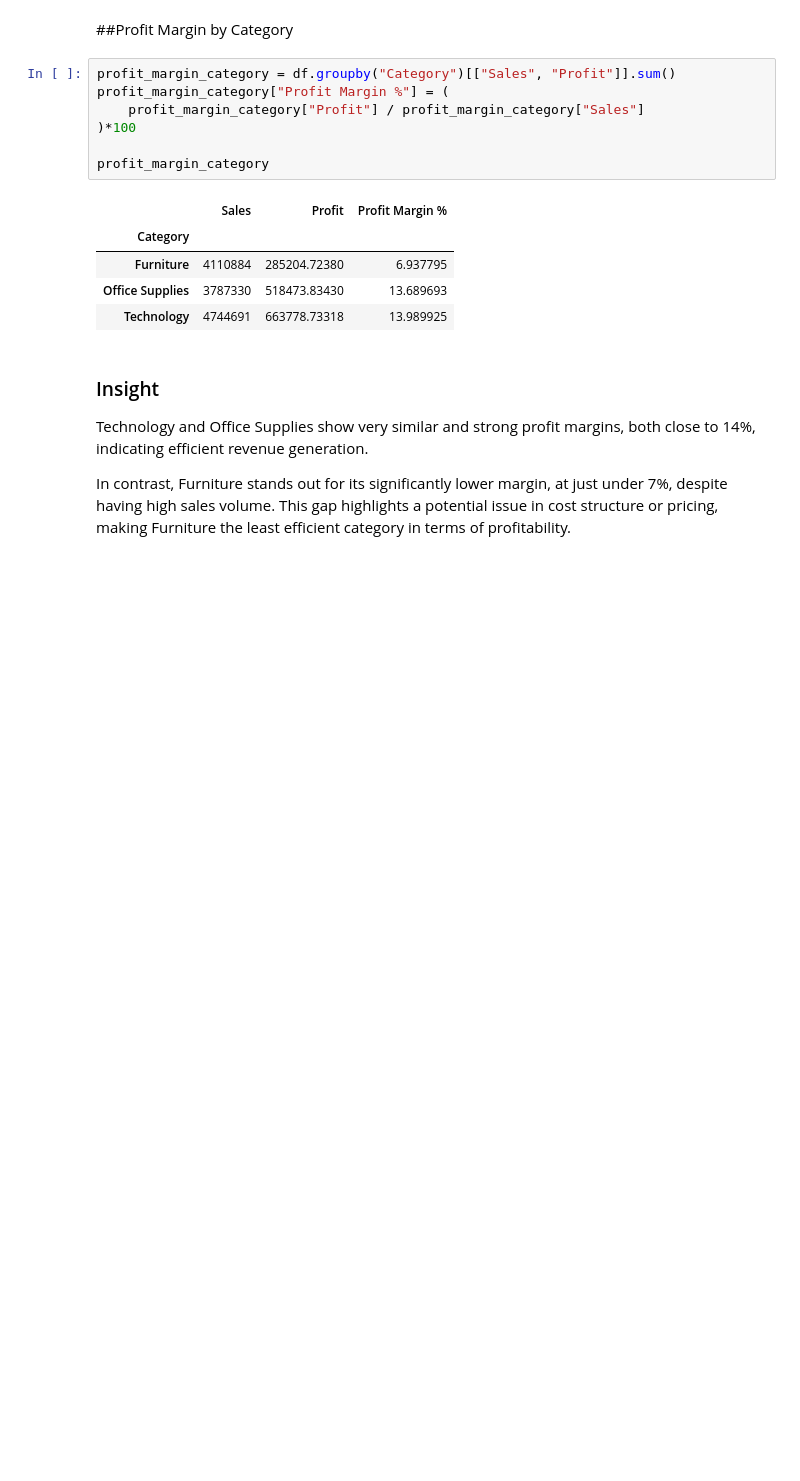
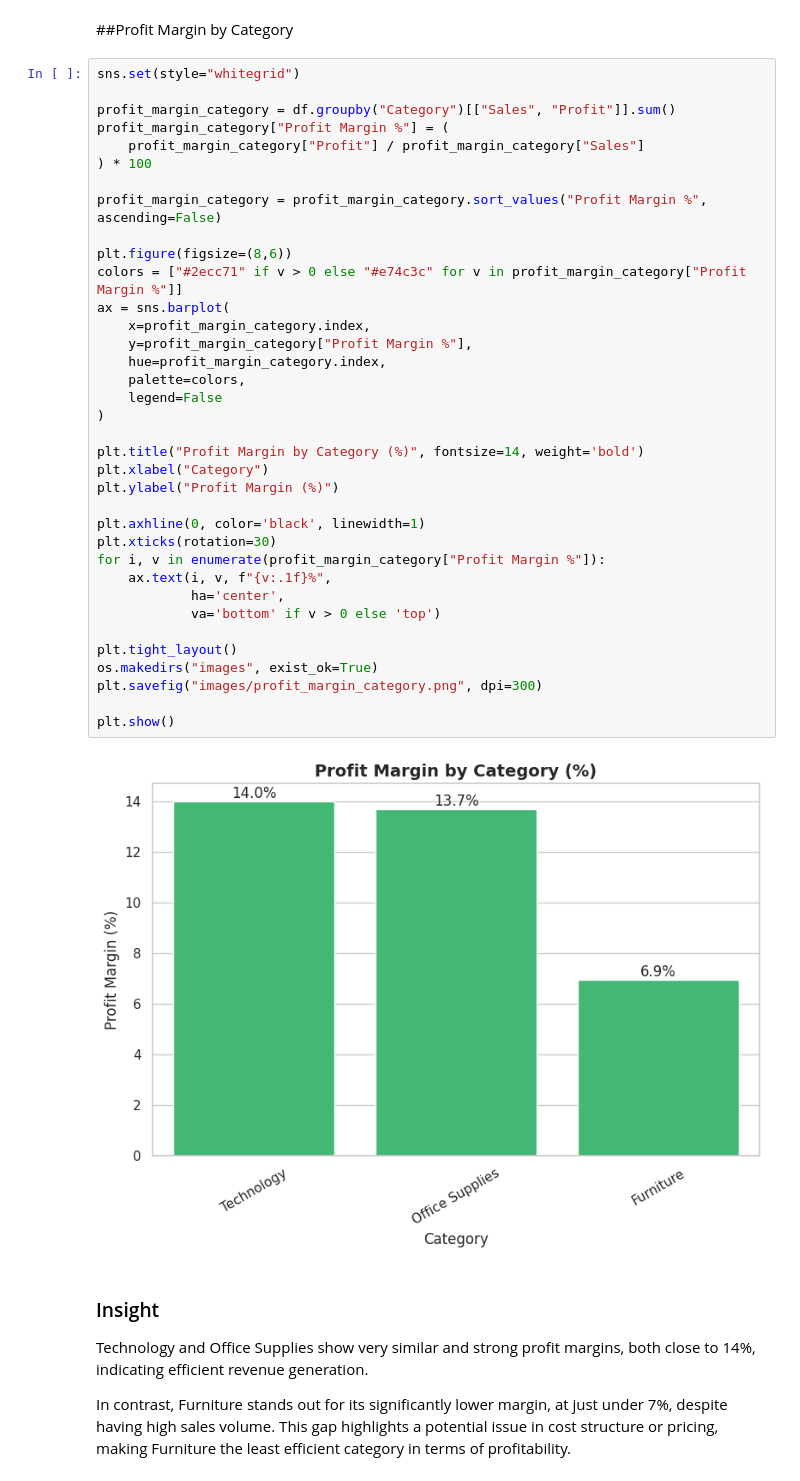
Before and after one commit to itsSolG/sales-analysis-and-forecasting, a Jupyter notebook: notebooks/01_eda_sales_analysis.ipynb, the cells around one changed output. Saved outputs shown, nothing was run; the diff lists cells and outputs as text; blank space fills up the shorter version.

```diff
--- a/notebooks/01_eda_sales_analysis.ipynb
+++ b/notebooks/01_eda_sales_analysis.ipynb
@@ -115,19 +166,44 @@ However, Furniture generates high sales but relatively low profit compared to Of
 On the other hand, Office Supplies, despite having lower sales than Furniture, generates higher profit, indicating better profit margins.
 # %% [markdown]
 ##Profit Margin by Category
-# %%
-profit_margin_category = df.groupby("Category")[["Sales", "Profit"]].sum()
-profit_margin_category["Profit Margin %"] = (
-    profit_margin_category["Profit"] / profit_margin_category["Sales"]
-)*100
-
-profit_margin_category
-# %% [output]
-|  | Sales | Profit | Profit Margin % |
-| Category |  |  |  |
-| Furniture | 4110884 | 285204.72380 | 6.937795 |
-| Office Supplies | 3787330 | 518473.83430 | 13.689693 |
-| Technology | 4744691 | 663778.73318 | 13.989925 |
+# %%
+sns.set(style="whitegrid")
+
+profit_margin_category = df.groupby("Category")[["Sales", "Profit"]].sum()
+profit_margin_category["Profit Margin %"] = (
+    profit_margin_category["Profit"] / profit_margin_category["Sales"]
+) * 100
+
+profit_margin_category = profit_margin_category.sort_values("Profit Margin %", ascending=False)
+
+plt.figure(figsize=(8,6))
+colors = ["#2ecc71" if v > 0 else "#e74c3c" for v in profit_margin_category["Profit Margin %"]]
+ax = sns.barplot(
+    x=profit_margin_category.index,
+    y=profit_margin_category["Profit Margin %"],
+    hue=profit_margin_category.index,
+    palette=colors,
+    legend=False
+)
+
+plt.title("Profit Margin by Category (%)", fontsize=14, weight='bold')
+plt.xlabel("Category")
+plt.ylabel("Profit Margin (%)")
+
+plt.axhline(0, color='black', linewidth=1)
+plt.xticks(rotation=30)
+for i, v in enumerate(profit_margin_category["Profit Margin %"]):
+    ax.text(i, v, f"{v:.1f}%",
+            ha='center',
+            va='bottom' if v > 0 else 'top')
+
+plt.tight_layout()
+os.makedirs("images", exist_ok=True)
+plt.savefig("images/profit_margin_category.png", dpi=300)
+
+plt.show()
+# %% [output]
+[figure, added]
 # %% [markdown]
 ### Insight
 
```
Also changed, not shown: parts of 12 cells of this notebook.
